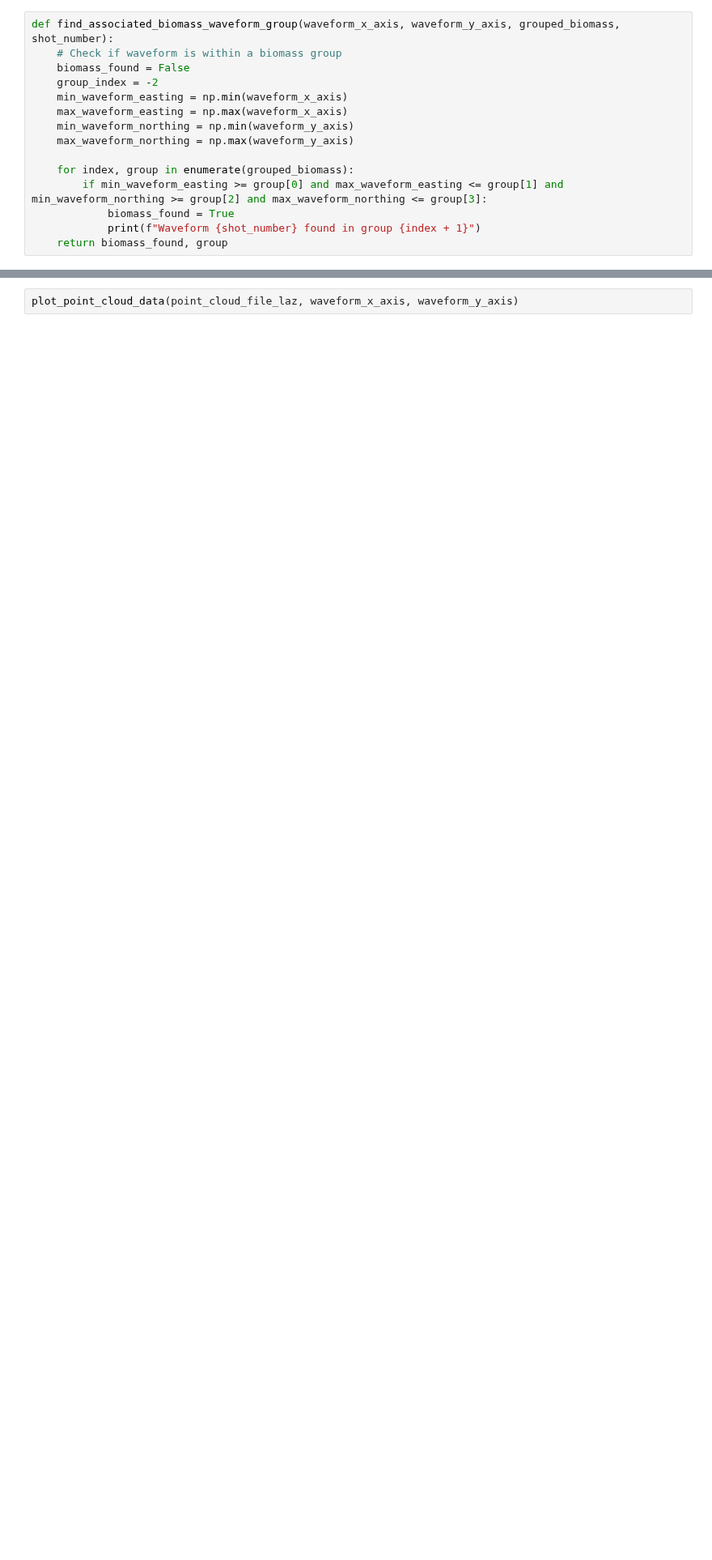
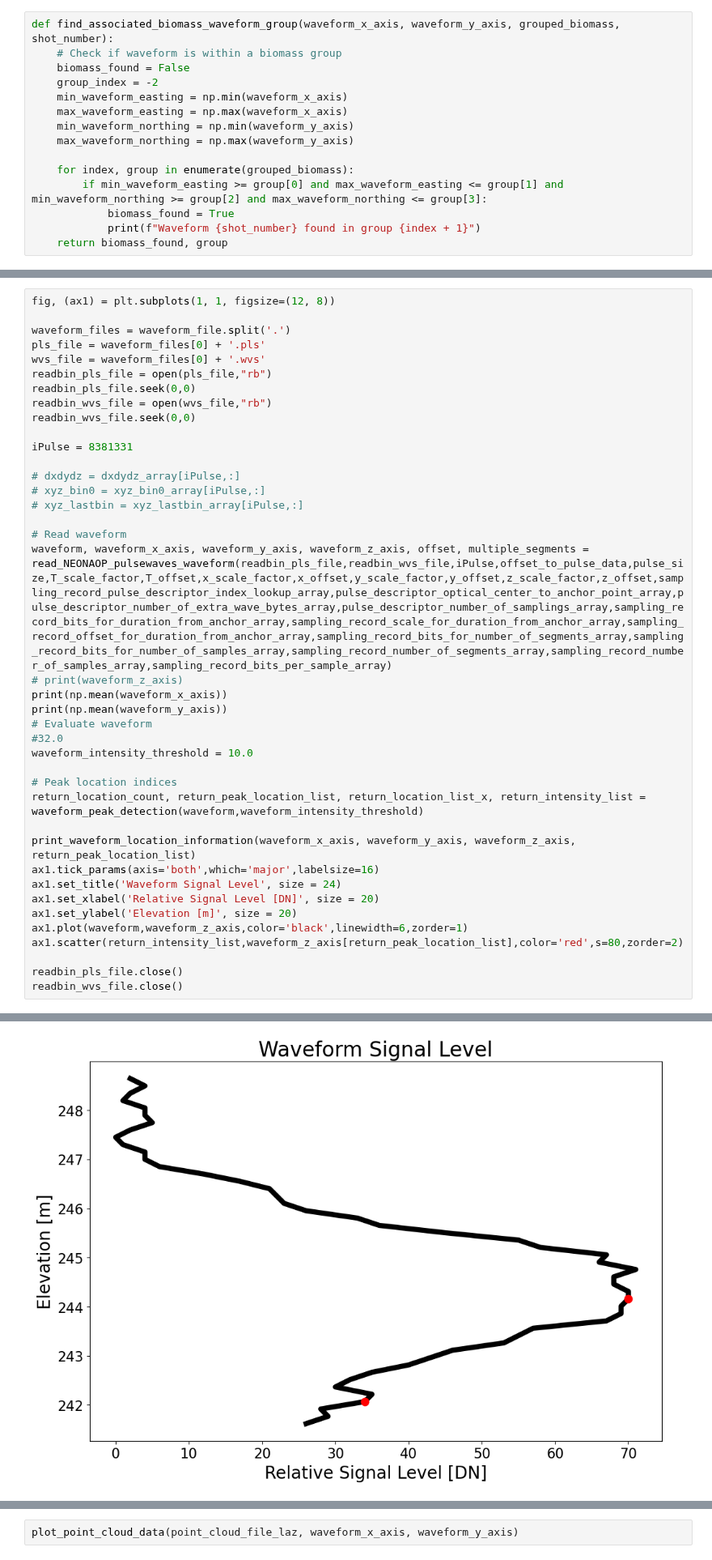
Before and after one commit to feyu39/Neon-Full-Waveform-LiDAR-Processor, a Jupyter notebook: neon_processor_one.ipynb, the cells around one changed output, grey strips where cells are left out. Shown at 81% size. Drawn from its saved outputs; the diff is of its cells as text; blank space fills up the shorter version.

```diff
--- a/neon_processor_one.ipynb
+++ b/neon_processor_one.ipynb
@@ -1510,0 +1626,40 @@ Score: -3.027763474480521
+# %%
+fig, (ax1) = plt.subplots(1, 1, figsize=(12, 8))
+
+waveform_files = waveform_file.split('.')
+pls_file = waveform_files[0] + '.pls'
+wvs_file = waveform_files[0] + '.wvs'
+readbin_pls_file = open(pls_file,"rb")
+readbin_pls_file.seek(0,0)
+readbin_wvs_file = open(wvs_file,"rb")
+readbin_wvs_file.seek(0,0)
+
+iPulse = 8381331
+
+# dxdydz = dxdydz_array[iPulse,:]
+# xyz_bin0 = xyz_bin0_array[iPulse,:]
+# xyz_lastbin = xyz_lastbin_array[iPulse,:]
+
+# Read waveform
+waveform, waveform_x_axis, waveform_y_axis, waveform_z_axis, offset, multiple_segments = read_NEONAOP_pulsewaves_waveform(readbin_pls_file,readbin_wvs_file,iPulse,offset_to_pulse_data,pulse_size,T_scale_factor,T_offset,x_scale_factor,x_offset,y_scale_factor,y_offset,z_scale_factor,z_offset,sampling_record_pulse_descriptor_index_lookup_array,pulse_descriptor_optical_center_to_anchor_point_array,pulse_descriptor_number_of_extra_wave_bytes_array,pulse_descriptor_number_of_samplings_array,sampling_record_bits_for_duration_from_anchor_array,sampling_record_scale_for_duration_from_anchor_array,sampling_record_offset_for_duration_from_anchor_array,sampling_record_bits_for_number_of_segments_array,sampling_record_bits_for_number_of_samples_array,sampling_record_number_of_segments_array,sampling_record_number_of_samples_array,sampling_record_bits_per_sample_array)
+# print(waveform_z_axis)
+print(np.mean(waveform_x_axis))
+print(np.mean(waveform_y_axis))
+# Evaluate waveform
+#32.0
+waveform_intensity_threshold = 10.0
+
+# Peak location indices
+return_location_count, return_peak_location_list, return_location_list_x, return_intensity_list = waveform_peak_detection(waveform,waveform_intensity_threshold)
+
+print_waveform_location_information(waveform_x_axis, waveform_y_axis, waveform_z_axis, return_peak_location_list)
+ax1.tick_params(axis='both',which='major',labelsize=16)
+ax1.set_title('Waveform Signal Level', size = 24)
+ax1.set_xlabel('Relative Signal Level [DN]', size = 20)
+ax1.set_ylabel('Elevation [m]', size = 20)
+ax1.plot(waveform,waveform_z_axis,color='black',linewidth=6,zorder=1)
+ax1.scatter(return_intensity_list,waveform_z_axis[return_peak_location_list],color='red',s=80,zorder=2)
+
+readbin_pls_file.close()
+readbin_wvs_file.close()
+# %% [output]
@@ -1510,0 +1673 @@ Score: -3.027763474480521
+[figure, added]
```
Also changed, not shown: parts of 10 cells of this notebook.
